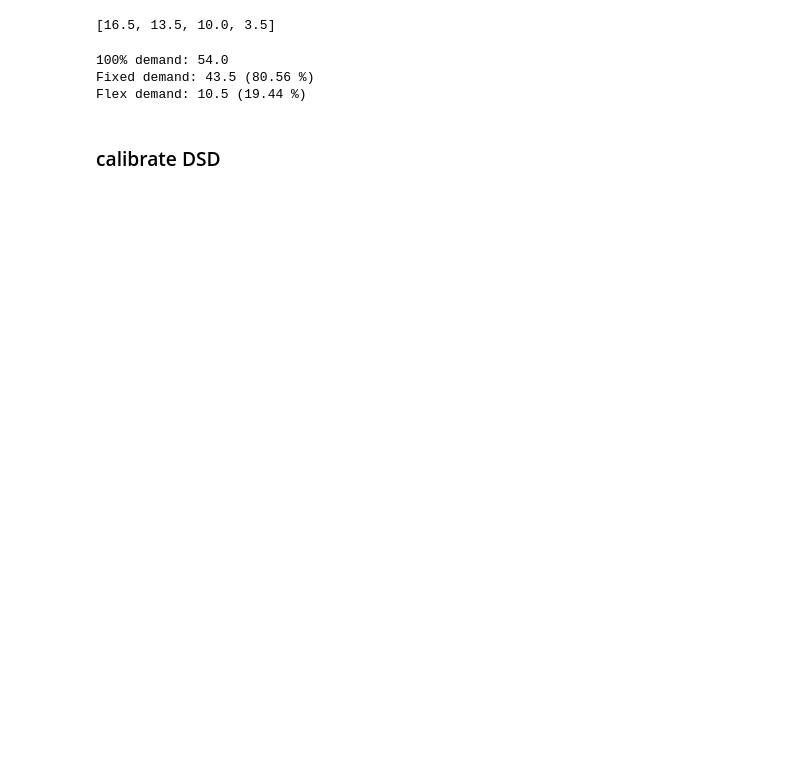
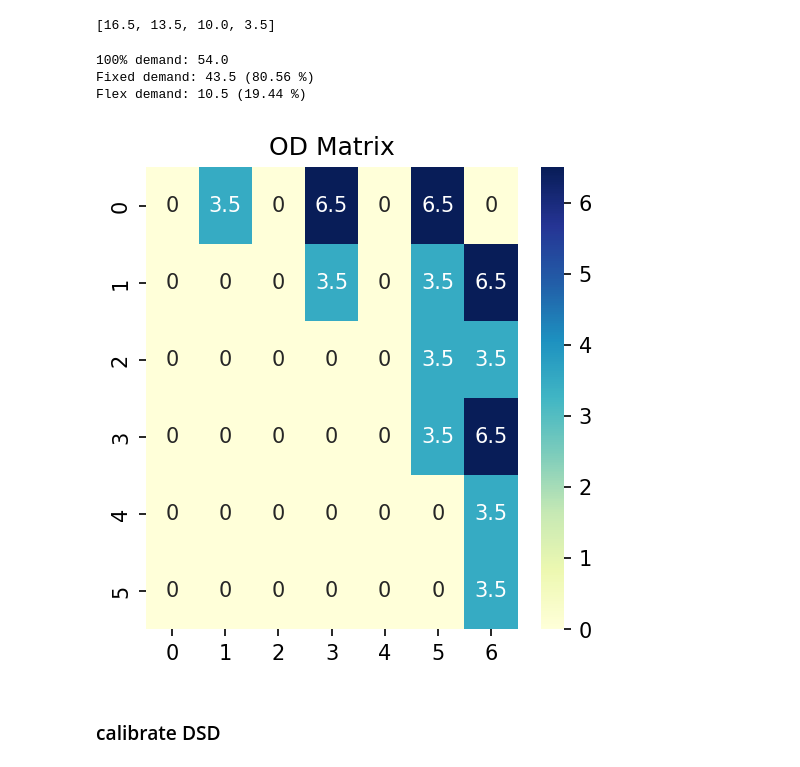
Before and after one commit to joerovar/flex-bus-sim, a Jupyter notebook: results.ipynb, the cells around one changed output. Saved outputs shown, nothing was run; the diff lists cells and outputs as text; code cells hidden in the pictures; blank space fills up the shorter version.

```diff
--- a/results.ipynb
+++ b/results.ipynb
@@ -21,7 +21,9 @@ print(f'Flex demand: {hourly_flex_demand} ({pct_flex} %)')
 Fixed demand: 43.5 (80.56 %)
 Flex demand: 10.5 (19.44 %)
 # %%
-# get_heatmap(OD_MATRIX, "OD Matrix")
+get_heatmap(OD_MATRIX, "OD Matrix")
+# %% [output]
+[figure, added]
 # %%
 # plot_min_pax_threshold(DEFAULT_MIN_PAX_THRESHOLDS)
 # %%
```
Also changed, not shown: parts of 7 cells of this notebook, 3 other files.
